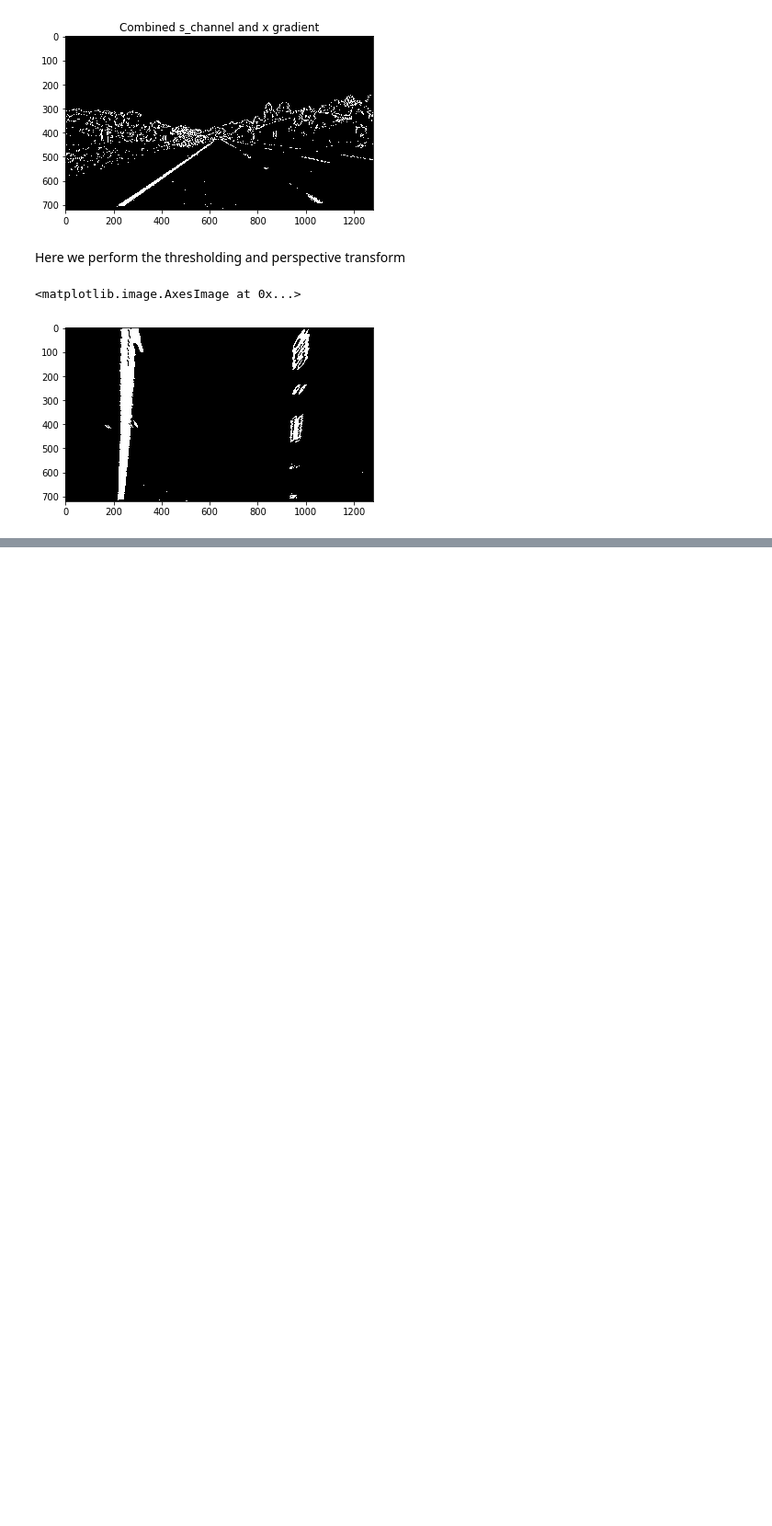
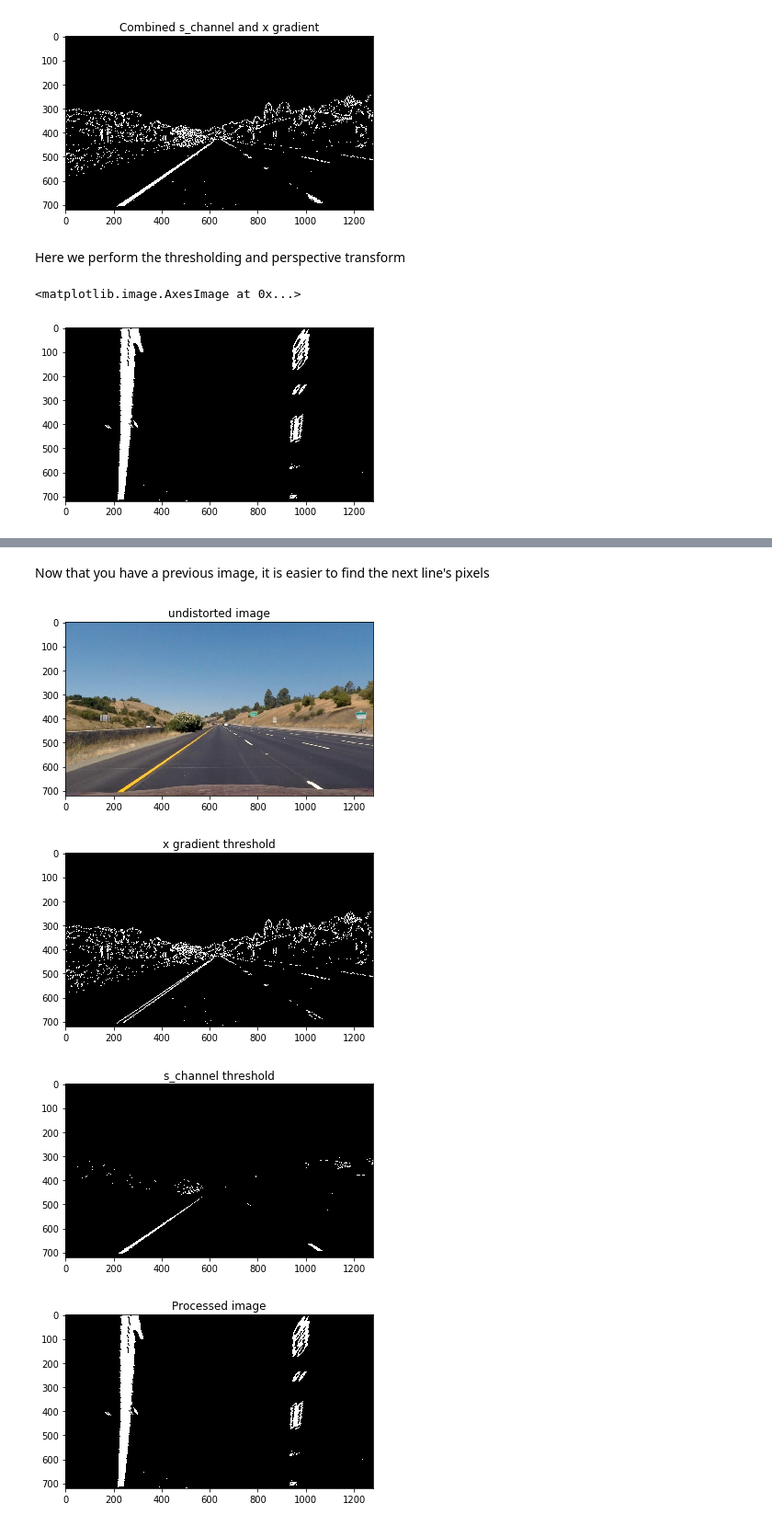
Before and after one commit to redwanrant/Advanced-Lane-Lines, a Jupyter notebook: lane_lines.ipynb, the cells around one changed output, grey strips where cells are left out. Shown at 92% size. Cells and saved outputs as stored; diff of their text form; code cells hidden in the pictures; blank space fills up the shorter version.

```diff
--- a/lane_lines.ipynb
+++ b/lane_lines.ipynb
@@ -178,0 +297,71 @@ plt.imshow(processed_img, cmap='gray')
+# %% [markdown]
+Now that you have a previous image, it is easier to find the next line's pixels
+# %%
+undistorted_img = undistort(test_images[0], objpoints, imgpoints)
+image = undistorted_img
+combined_binary = combine_grad_with_channel(image, display=True)
+processed_img, _ = corners_unwarp(combined_binary, mtx, dist)
+display_image(processed_img, "Processed image", gray=True)
+
+
+def fit_lines_from_prev(img, left_fit, right_fit):
+    nonzero = processed_img.nonzero()
+    nonzeroy = np.array(nonzero[0])
+    nonzerox = np.array(nonzero[1])
+    margin = 100
+    left_lane_inds = ((nonzerox > (left_fit[0]*(nonzeroy**2) + left_fit[1]*nonzeroy + left_fit[2] - margin))
+                      & (nonzerox < (left_fit[0]*(nonzeroy**2) + left_fit[1]*nonzeroy + left_fit[2] + margin)))
+    right_lane_inds = ((nonzerox > (right_fit[0]*(nonzeroy**2) + right_fit[1]*nonzeroy + right_fit[2] - margin))
+                       & (nonzerox < (right_fit[0]*(nonzeroy**2) + right_fit[1]*nonzeroy + right_fit[2] + margin)))
+
+    # Again, extract left and right line pixel positions
+    leftx = nonzerox[left_lane_inds]
+    lefty = nonzeroy[left_lane_inds]
+    rightx = nonzerox[right_lane_inds]
+    righty = nonzeroy[right_lane_inds]
+    # Fit a second order polynomial to each
+    left_fit = np.polyfit(lefty, leftx, 2)
+    right_fit = np.polyfit(righty, rightx, 2)
+
+    return left_fit, right_fit, left_lane_inds, right_lane_inds
+
+
+def visualize_fit(img, left_fit, right_fit, left_lane_inds, right_lane_inds):
+    # Generate x and y values for plotting
+    ploty = np.linspace(0, processed_img.shape[0]-1, processed_img.shape[0] )
+    left_fitx = left_fit[0]*ploty**2 + left_fit[1]*ploty + left_fit[2]
+    right_fitx = right_fit[0]*ploty**2 + right_fit[1]*ploty + right_fit[2]
+
+    # Create an image to draw on and an image to show the selection window
+    out_img = np.dstack((processed_img, processed_img, processed_img))*255
+    window_img = np.zeros_like(out_img)
+    # Color in left and right line pixels
+    out_img[nonzeroy[left_lane_inds], nonzerox[left_lane_inds]] = [255, 0, 0]
+    out_img[nonzeroy[right_lane_inds], nonzerox[right_lane_inds]] = [0, 0, 255]
+
+    # Generate a polygon to illustrate the search window area
+    # And recast the x and y points into usable format for cv2.fillPoly()
+    left_line_window1 = np.array([np.transpose(np.vstack([left_fitx-margin, ploty]))])
+    left_line_window2 = np.array([np.flipud(np.transpose(np.vstack([left_fitx+margin, ploty])))])
+    left_line_pts = np.hstack((left_line_window1, left_line_window2))
+    right_line_window1 = np.array([np.transpose(np.vstack([right_fitx-margin, ploty]))])
+    right_line_window2 = np.array([np.flipud(np.transpose(np.vstack([right_fitx+margin, ploty])))])
+    right_line_pts = np.hstack((right_line_window1, right_line_window2))
+
+    # Draw the lane onto the warped blank image
+    cv2.fillPoly(window_img, np.int_([left_line_pts]), (0,255, 0))
+    cv2.fillPoly(window_img, np.int_([right_line_pts]), (0,255, 0))
+    result = cv2.addWeighted(out_img, 1, window_img, 0.3, 0)
+    plt.imshow(result)
+    plt.plot(left_fitx, ploty, color='yellow')
+    plt.plot(right_fitx, ploty, color='yellow')
+    plt.xlim(0, 1280)
+    plt.ylim(720, 0)
+
+left_fit, right_fit, left_lane_inds, right_lane_inds = fit_lines_from_prev(processed_img, left_fit, right_fit)
+visualize_fit(processed_img, left_fit, right_fit, left_lane_inds, right_lane_inds)
+# %% [output]
+[figure, added]
+[figure, added]
+[figure, added]
+[figure, added]
```
Also changed, not shown: parts of 9 cells of this notebook.
